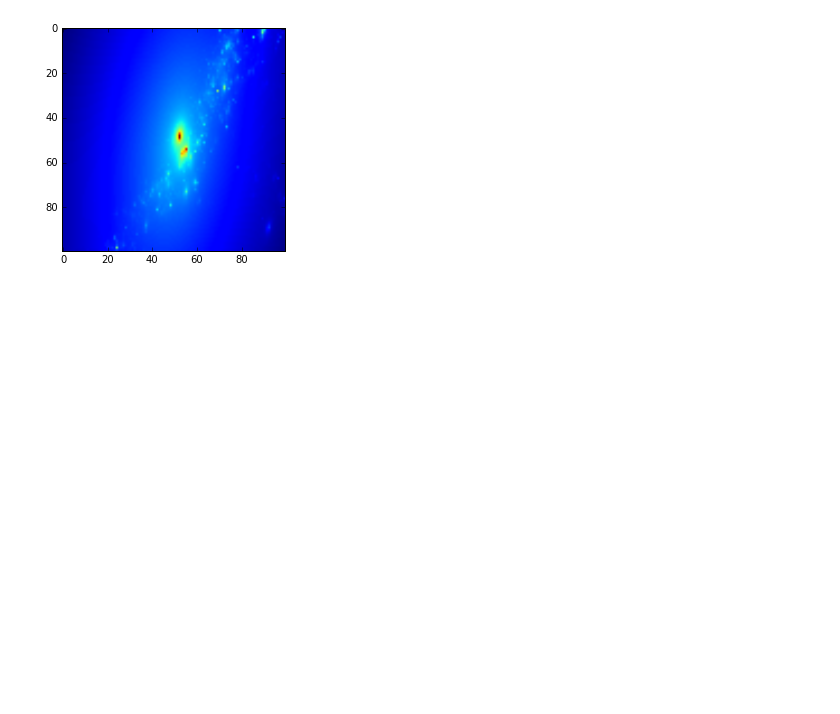
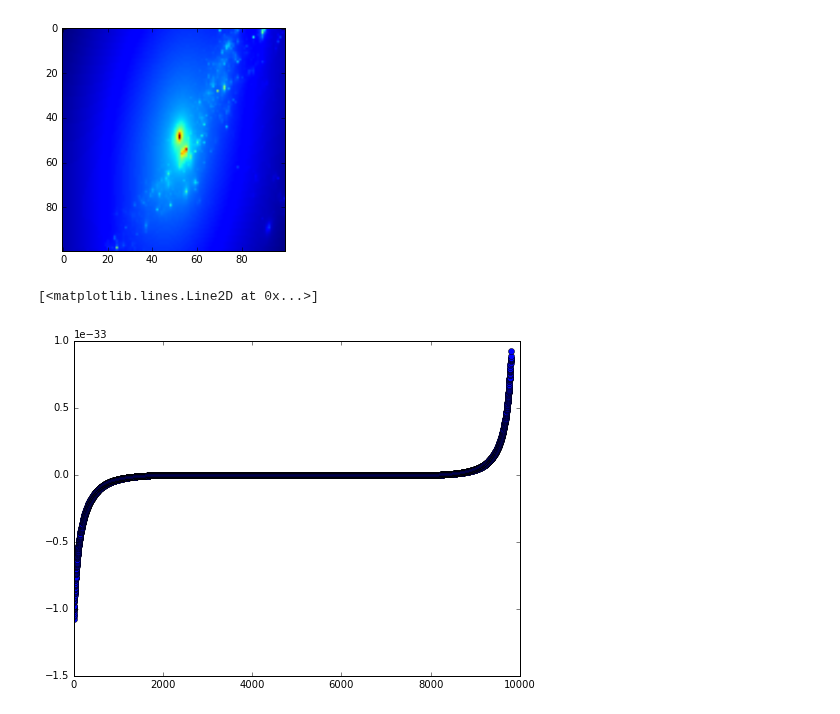
Before and after one commit to markyoder/globalETAS, a Jupyter notebook: SSA_etas.ipynb, the cells around one changed output. Drawn from its saved outputs; the diff is of its cells as text; code cells hidden in the pictures; blank space fills up the shorter version.

```diff
--- a/SSA_etas.ipynb
+++ b/SSA_etas.ipynb
@@ -329,2 +327,8 @@ type(zz)
+# %%
+plt.figure(figsize=(8,6))
+plt.plot(eig_vals[100:-100], marker='o')
+# %% [output]
+[<matplotlib.lines.Line2D at 0x...>]
+[figure, added]
 # %%
 type(zz[0])
```
Also changed, not shown: parts of 1 cell of this notebook.
